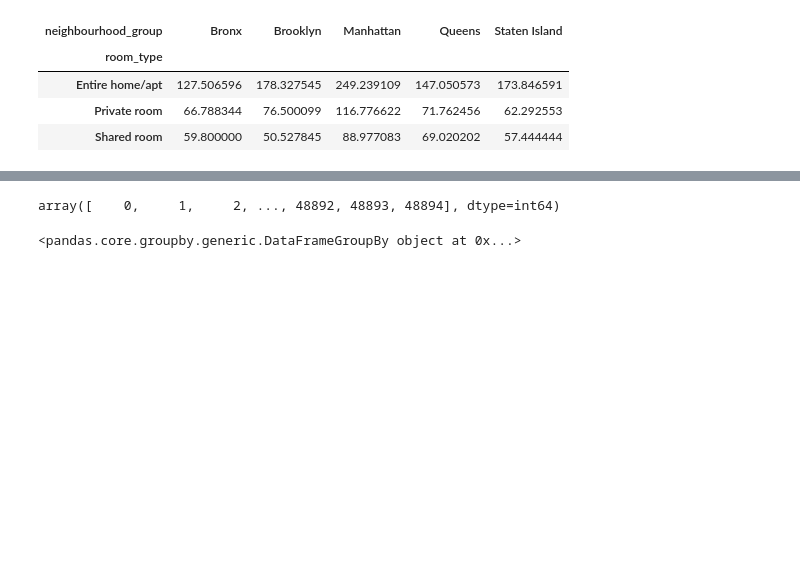
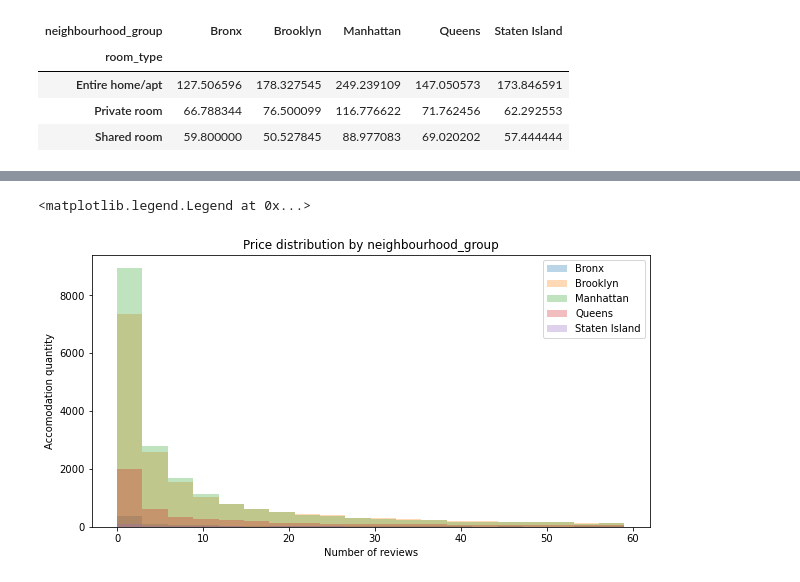
Before and after one commit to Pro100v/SkillBox-DataScience, a Jupyter notebook: Matplotlib/14-3 hw.ipynb, the cells around one changed output, grey strips where cells are left out. Drawn from its saved outputs; the diff is of its cells as text; code cells hidden in the pictures; blank space fills up the shorter version.

```diff
--- a/Matplotlib/14-3 hw.ipynb
+++ b/Matplotlib/14-3 hw.ipynb
@@ -154,8 +149,12 @@ plt.xticks(x, pivot.columns)
-# %%
-df.index.values
-# %% [output]
-array([    0,     1,     2, ..., 48892, 48893, 48894], dtype=int64)
-# %%
-df.groupby('room_type')
-# %% [output]
-<pandas.core.groupby.generic.DataFrameGroupBy object at 0x...>
+# %%
+plt.figure(figsize=(10, 5))
+filtered_df = df[df['number_of_reviews'] < 60]
+for name, group in filtered_df.groupby(['neighbourhood_group']):
+    plt.hist(group['number_of_reviews'], label=name, bins=20, alpha=0.3)
+plt.xlabel('Number of reviews')
+plt.ylabel('Accomodation quantity')
+plt.title('Price distribution by neighbourhood_group')
+plt.legend()
+# %% [output]
+<matplotlib.legend.Legend at 0x...>
+[figure, added]
```
Also changed, not shown: parts of 5 cells of this notebook.
